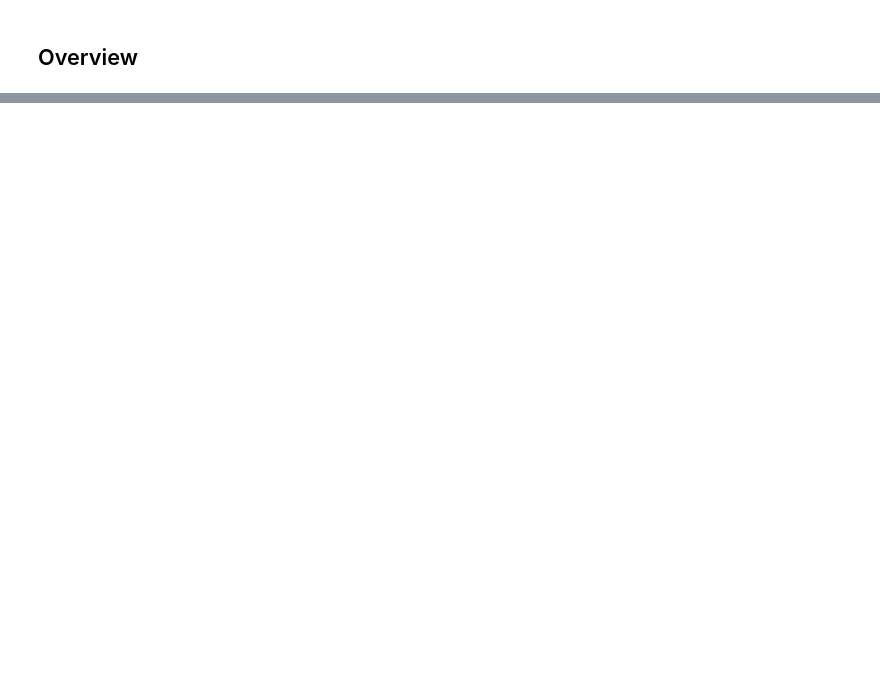
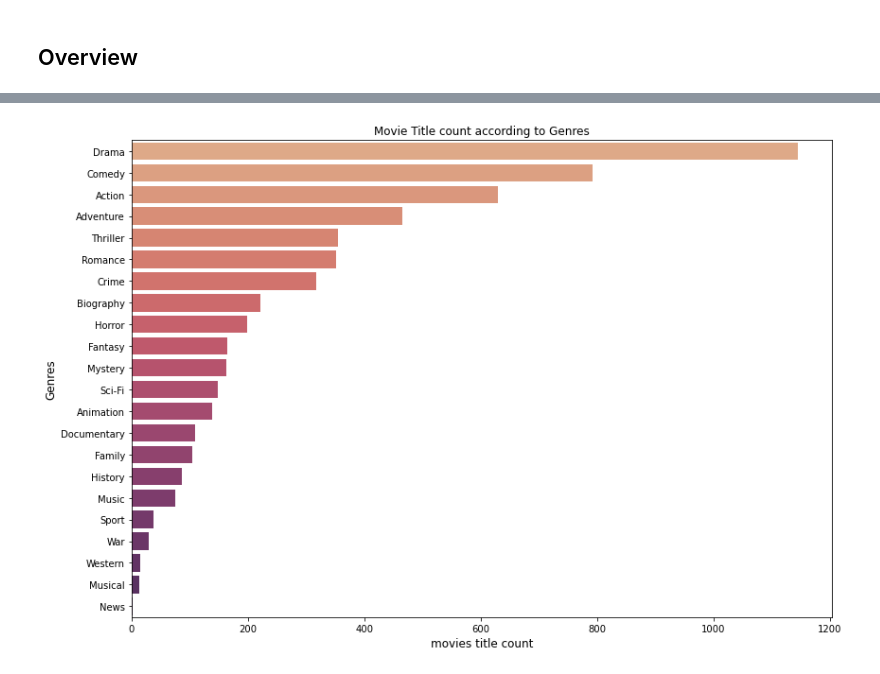
Before and after one commit to Teetee-lab/MovieAnalysisProject, a Jupyter notebook: InitialDataExploration.ipynb, the cells around one changed output, grey strips where cells are left out. Saved outputs shown, nothing was run; the diff lists cells and outputs as text; code cells hidden in the pictures; blank space fills up the shorter version.

```diff
--- a/InitialDataExploration.ipynb
+++ b/InitialDataExploration.ipynb
@@ -131,0 +762,5 @@ titleRatings.head()
+# %%
+#Create a genres Table
+movies_title_df['genres'] = movies_title_df['genres'].str.split(',')
+movies_title_df = movies_title_df.explode('genres')
+movies_title_df
@@ -131,0 +781,4 @@ titleRatings.head()
+# %%
+movies_genres_df = movies_title_df.groupby('genres',as_index=False)['title'].count().sort_values('title',ascending=False)
+movies_genres_df.reset_index(inplace=True)
+movies_genres_df
@@ -131,0 +803,12 @@ titleRatings.head()
+# %%
+plt.figure(figsize=(12,8))
+graph = sns.barplot(x=movies_genres_df['title'], y =movies_genres_df['genres'], palette='flare',)
+fig=graph.get_figure()
+graph.set_xlabel(xlabel='movies title count', fontsize=12)
+graph.set_ylabel(ylabel='Genres', fontsize=12)
+graph.set_title('Movie Title count according to Genres')
+plt.tight_layout()
+plt.show()
+fig.savefig('Genres.png');
+# %% [output]
+[figure, added]
```
Also changed, not shown: parts of 107 cells of this notebook, 15 other files.
